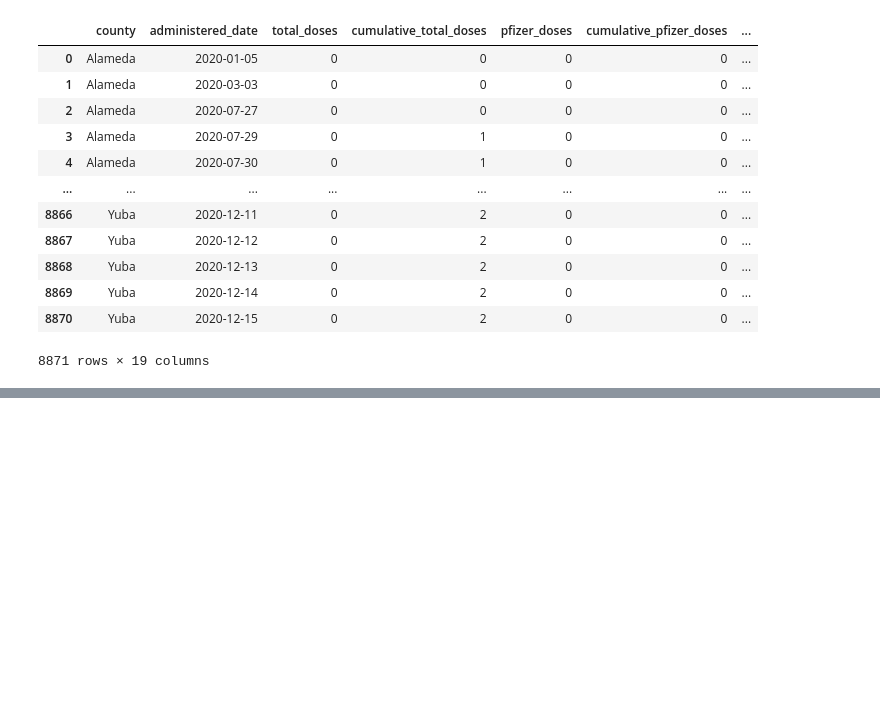
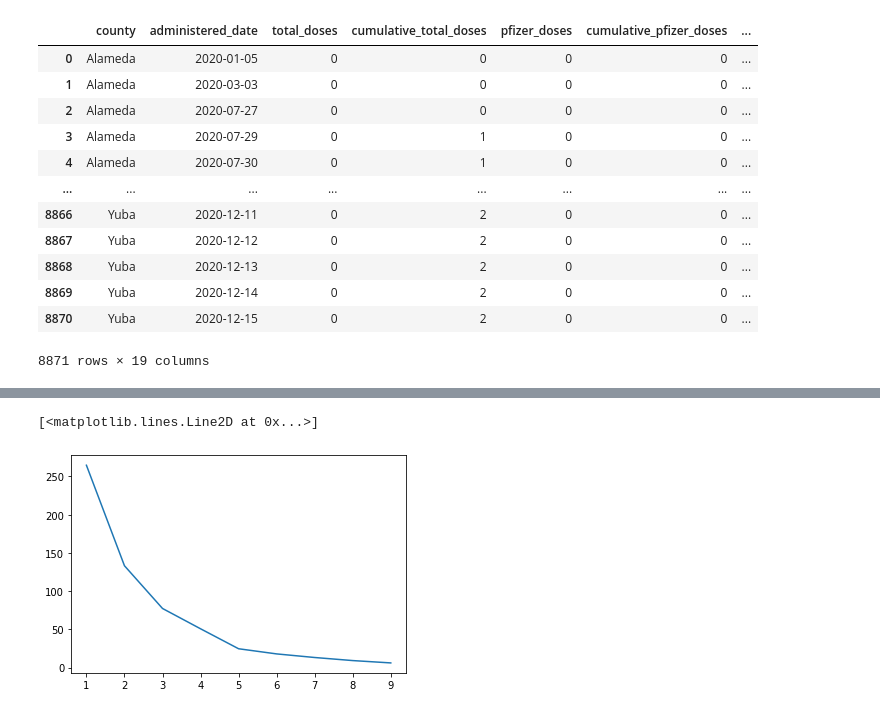
Before and after one commit to RunfengJiang/CMPE-255_Project_Team8, a Jupyter notebook: scripts/classificationModels.ipynb, the cells around one changed output, grey strips where cells are left out. Saved outputs shown, nothing was run; the diff lists cells and outputs as text; code cells hidden in the pictures; blank space fills up the shorter version.

```diff
--- a/scripts/classificationModels.ipynb
+++ b/scripts/classificationModels.ipynb
@@ -161,0 +173,15 @@ None
+# %%
+from sklearn.cluster import KMeans
+errors = []
+ks = []
+for k in range(1,10):
+  km = KMeans(n_clusters=k)
+  pred = km.fit_predict(covid_pca)
+  error = km.inertia_
+  ks.append(k)
+  errors.append(error)
+
+plt.plot(ks, errors)
+# %% [output]
+[<matplotlib.lines.Line2D at 0x...>]
+[figure, added]
```
Also changed, not shown: parts of 9 cells of this notebook, 1 other file.
